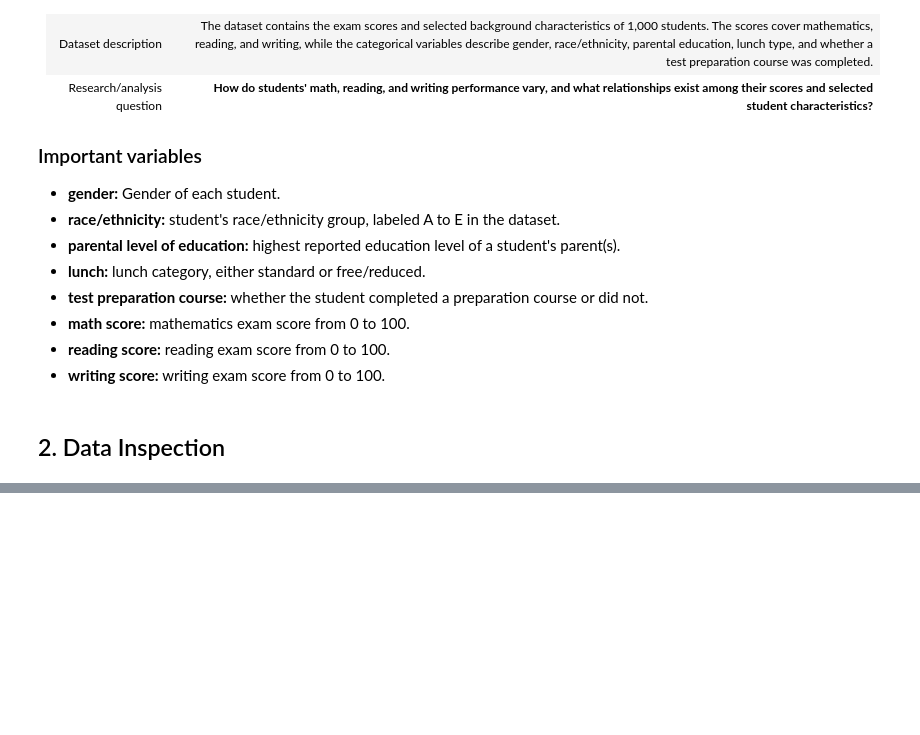
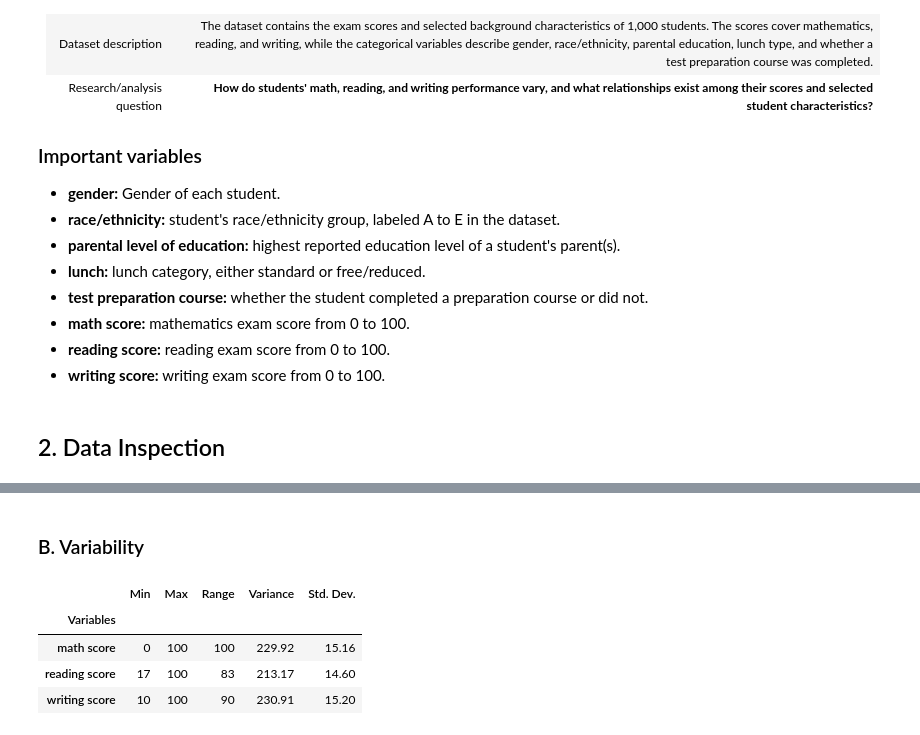
Before and after one commit to WeirdBlueFish/Students_Performance_in_Exams, a Jupyter notebook: main.ipynb, the cells around one changed output, grey strips where cells are left out. Cells and saved outputs as stored; diff of their text form; code cells hidden in the pictures; blank space fills up the shorter version.

```diff
--- a/main.ipynb
+++ b/main.ipynb
@@ -72,0 +197,18 @@ Shape: (1000, 8)
+# %% [markdown]
+### B. Variability
+# %%
+variability = pd.DataFrame({
+    'Min': df[num_cols].min(),
+    'Max': df[num_cols].max(),
+    'Range': df[num_cols].max() - df[num_cols].min(),
+    'Variance': df[num_cols].var(),
+    'Std. Dev.': df[num_cols].std()
+})
+variability.index.name = 'Variables'
+display(variability.round(2))
+# %% [output]
+|  | Min | Max | Range | Variance | Std. Dev. |
+| Variables |  |  |  |  |  |
+| math score | 0 | 100 | 100 | 229.92 | 15.16 |
+| reading score | 17 | 100 | 83 | 213.17 | 14.60 |
+| writing score | 10 | 100 | 90 | 230.91 | 15.20 |
```
Also changed, not shown: parts of 16 cells of this notebook.
